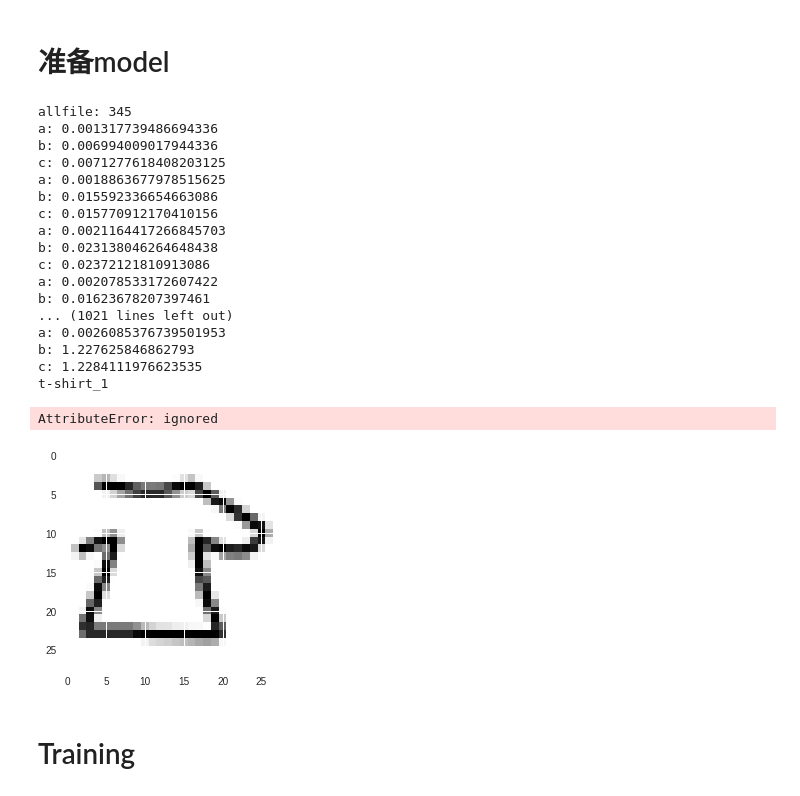
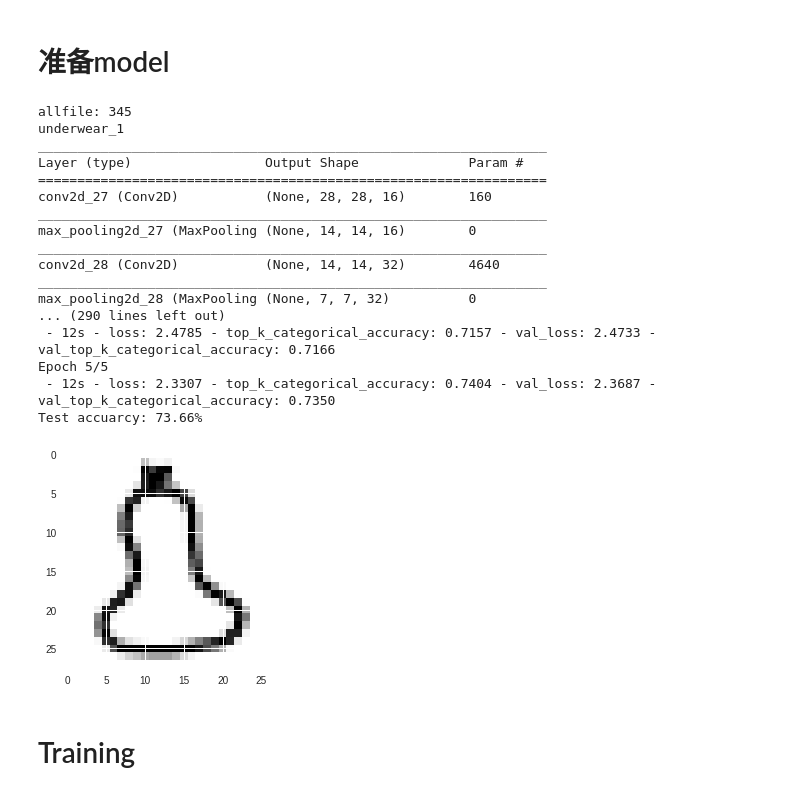
Before and after one commit to hlxabcd/hlxabcd.github.io, a Jupyter notebook: sketcher/Sketcher_new.ipynb, the cells around one changed output. Saved outputs shown, nothing was run; the diff lists cells and outputs as text; code cells hidden in the pictures.

```diff
--- a/sketcher/Sketcher_new.ipynb
+++ b/sketcher/Sketcher_new.ipynb
@@ -136,27 +175,30 @@ def load_data_process(root, data_process_num, vfold_ratio=0.2):
     all_files = glob.glob(os.path.join(root, '*_'+str(data_process_num)+'.npy'))
 
     #initialize variables
-    x = np.empty([0, 784])
+    max_items_per_class = 1000
+    x = np.zeros([max_items_per_class * len(all_files), 784])
+#     x = np.empty([0, 784])
     y = np.empty([0])
     class_names = []
     print("allfile:",len(all_files))
     #load each data file
     for idx, file in enumerate(all_files):
-
+#         print(idx,file)
         t = time.time()
         data = np.load(file)
-        a = time.time()-t
-        print('a:',a)
+#         a = time.time()-t
+#         print('a:',a)
         labels = np.full(data.shape[0], idx)
-        x = np.concatenate((x, data), axis=0)
+        x[idx * max_items_per_class:(idx + 1) * max_items_per_class] = data
+#         x = np.concatenate((x, data), axis=0)
         y = np.append(y, labels)
-        b = time.time()-t
-        print('b:',b)
+#         b = time.time()-t
+#         print('b:',b)
         class_name, ext = os.path.splitext(os.path.basename(file))
         class_names.append(class_name)
 
-        c = time.time()-t
-        print('c:',c)
+#         c = time.time()-t
+#         print('c:',c)
 
     data = None
     labels = None
@@ -185,7 +227,7 @@ image_size = 28
 #x_train, y_train, x_test, y_test, class_names = load_data('data')
 #num_classes = len(class_names)
 #print(len(x_train))
-data_process_count=2
+data_process_count=20
 count=1
 while(count<=data_process_count):
   # load
@@ -208,51 +250,51 @@ while(count<=data_process_count):
   y_train = keras.utils.to_categorical(y_train, num_classes)
   y_test = keras.utils.to_categorical(y_test, num_classes)
 
   if count==1:
   # Define model
     model = keras.Sequential()
     model.add(layers.Convolution2D(16, (3, 3),
                             padding='same',
                             input_shape=x_train.shape[1:], activation='relu'))
     model.add(layers.MaxPooling2D(pool_size=(2, 2)))
     model.add(layers.Convolution2D(32, (3, 3), padding='same', activation= 'relu'))
     model.add(layers.MaxPooling2D(pool_size=(2, 2)))
     model.add(layers.Convolution2D(64, (3, 3), padding='same', activation= 'relu'))
     model.add(layers.MaxPooling2D(pool_size =(2,2)))
     model.add(layers.Flatten())
     model.add(layers.Dense(128, activation='relu'))
     model.add(layers.Dense(num_classes, activation='softmax'))
     # Train model
     adam = tf.train.AdamOptimizer()
     model.compile(loss='categorical_crossentropy',
                   optimizer=adam,
                   metrics=['top_k_categorical_accuracy'])
     print(model.summary())
 
   model.fit(x = x_train, y = y_train, validation_split=0.1, batch_size = 256, verbose=2, epochs=5)
 
   score = model.evaluate(x_test, y_test, verbose=0)
   print('Test accuarcy: {:0.2f}%'.format(score[1] * 100))
+  count+=1
 # %% [output]
 allfile: 345
-a: 0.001317739486694336
-b: 0.006994009017944336
-c: 0.0071277618408203125
-a: 0.0018863677978515625
-b: 0.015592336654663086
-c: 0.015770912170410156
-a: 0.0021164417266845703
-b: 0.023138046264648438
-c: 0.02372121810913086
-a: 0.002078533172607422
-b: 0.01623678207397461
-... (1021 lines left out)
-a: 0.0026085376739501953
-b: 1.227625846862793
-c: 1.2284111976623535
-t-shirt_1
+underwear_1
+_________________________________________________________________
+Layer (type)                 Output Shape              Param #
+=================================================================
+conv2d_27 (Conv2D)           (None, 28, 28, 16)        160
+_________________________________________________________________
+max_pooling2d_27 (MaxPooling (None, 14, 14, 16)        0
+_________________________________________________________________
+conv2d_28 (Conv2D)           (None, 14, 14, 32)        4640
+_________________________________________________________________
+max_pooling2d_28 (MaxPooling (None, 7, 7, 32)          0
+... (290 lines left out)
+ - 12s - loss: 2.4785 - top_k_categorical_accuracy: 0.7157 - val_loss: 2.4733 - val_top_k_categorical_accuracy: 0.7166
+Epoch 5/5
+ - 12s - loss: 2.3307 - top_k_categorical_accuracy: 0.7404 - val_loss: 2.3687 - val_top_k_categorical_accuracy: 0.7350
+Test accuarcy: 73.66%
-AttributeError: ignored
-[figure, old version]
+[figure, new version]
 # %% [markdown]
 # Training
 # %%
```
Also changed, not shown: parts of 11 cells of this notebook.
